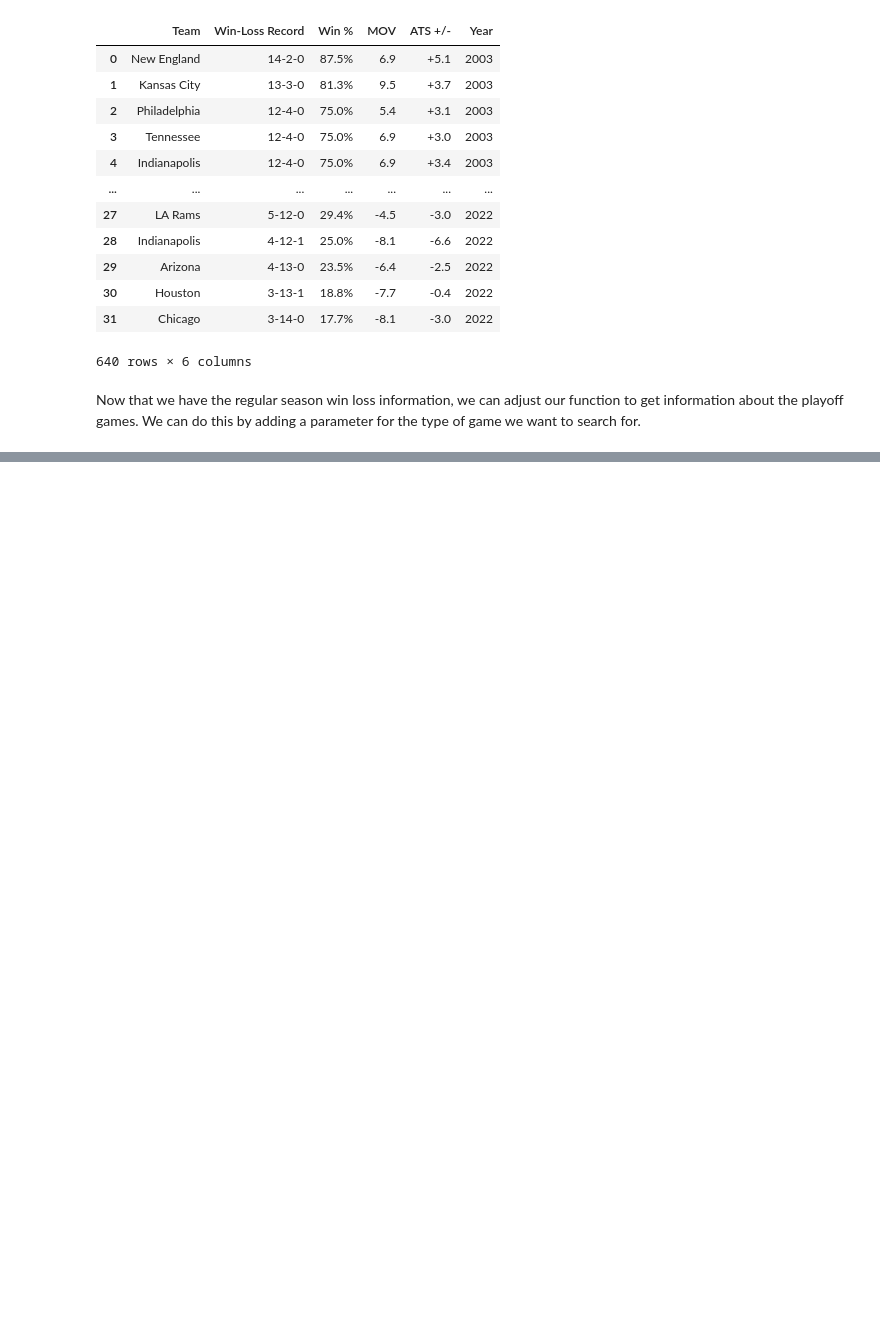
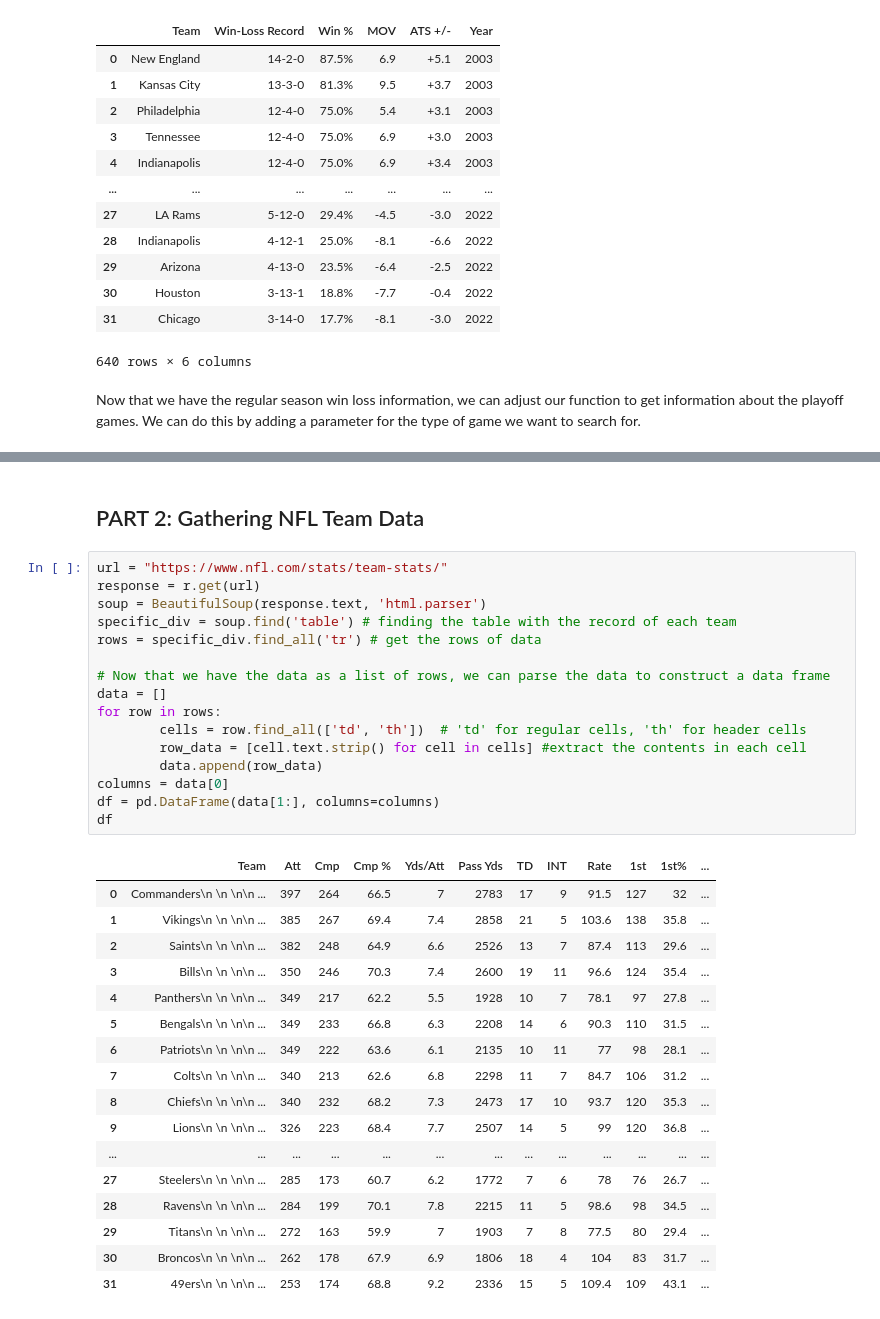
Before and after one commit to rajc90/NFL_TEAM_DATA, a Jupyter notebook: NFL_Data_Scraper.ipynb, the cells around one changed output, grey strips where cells are left out. Drawn from its saved outputs; the diff is of its cells as text; blank space fills up the shorter version.

```diff
--- a/NFL_Data_Scraper.ipynb
+++ b/NFL_Data_Scraper.ipynb
@@ -160,0 +224,36 @@ read_data("2004")
+# %% [markdown]
+## PART 2: Gathering NFL Team Data
+# %%
+url = "https://www.nfl.com/stats/team-stats/"
+response = r.get(url)
+soup = BeautifulSoup(response.text, 'html.parser')
+specific_div = soup.find('table') # finding the table with the record of each team
+rows = specific_div.find_all('tr') # get the rows of data
+
+# Now that we have the data as a list of rows, we can parse the data to construct a data frame
+data = []
+for row in rows:
+        cells = row.find_all(['td', 'th'])  # 'td' for regular cells, 'th' for header cells
+        row_data = [cell.text.strip() for cell in cells] #extract the contents in each cell
+        data.append(row_data)
+columns = data[0]
+df = pd.DataFrame(data[1:], columns=columns)
+df
+# %% [output]
+|  | Team | Att | Cmp | Cmp % | Yds/Att | Pass Yds | TD | INT | Rate | 1st | 1st% | ... |
+| 0 | Commanders\n \n \n\n ... | 397 | 264 | 66.5 | 7 | 2783 | 17 | 9 | 91.5 | 127 | 32 | ... |
+| 1 | Vikings\n \n \n\n ... | 385 | 267 | 69.4 | 7.4 | 2858 | 21 | 5 | 103.6 | 138 | 35.8 | ... |
+| 2 | Saints\n \n \n\n ... | 382 | 248 | 64.9 | 6.6 | 2526 | 13 | 7 | 87.4 | 113 | 29.6 | ... |
+| 3 | Bills\n \n \n\n ... | 350 | 246 | 70.3 | 7.4 | 2600 | 19 | 11 | 96.6 | 124 | 35.4 | ... |
+| 4 | Panthers\n \n \n\n ... | 349 | 217 | 62.2 | 5.5 | 1928 | 10 | 7 | 78.1 | 97 | 27.8 | ... |
+| 5 | Bengals\n \n \n\n ... | 349 | 233 | 66.8 | 6.3 | 2208 | 14 | 6 | 90.3 | 110 | 31.5 | ... |
+| 6 | Patriots\n \n \n\n ... | 349 | 222 | 63.6 | 6.1 | 2135 | 10 | 11 | 77 | 98 | 28.1 | ... |
+| 7 | Colts\n \n \n\n ... | 340 | 213 | 62.6 | 6.8 | 2298 | 11 | 7 | 84.7 | 106 | 31.2 | ... |
+| 8 | Chiefs\n \n \n\n ... | 340 | 232 | 68.2 | 7.3 | 2473 | 17 | 10 | 93.7 | 120 | 35.3 | ... |
+| 9 | Lions\n \n \n\n ... | 326 | 223 | 68.4 | 7.7 | 2507 | 14 | 5 | 99 | 120 | 36.8 | ... |
+| ... | ... | ... | ... | ... | ... | ... | ... | ... | ... | ... | ... | ... |
+| 27 | Steelers\n \n \n\n ... | 285 | 173 | 60.7 | 6.2 | 1772 | 7 | 6 | 78 | 76 | 26.7 | ... |
+| 28 | Ravens\n \n \n\n ... | 284 | 199 | 70.1 | 7.8 | 2215 | 11 | 5 | 98.6 | 98 | 34.5 | ... |
+| 29 | Titans\n \n \n\n ... | 272 | 163 | 59.9 | 7 | 1903 | 7 | 8 | 77.5 | 80 | 29.4 | ... |
+| 30 | Broncos\n \n \n\n ... | 262 | 178 | 67.9 | 6.9 | 1806 | 18 | 4 | 104 | 83 | 31.7 | ... |
+| 31 | 49ers\n \n \n\n ... | 253 | 174 | 68.8 | 9.2 | 2336 | 15 | 5 | 109.4 | 109 | 43.1 | ... |
```
Also changed, not shown: parts of 8 cells of this notebook.
